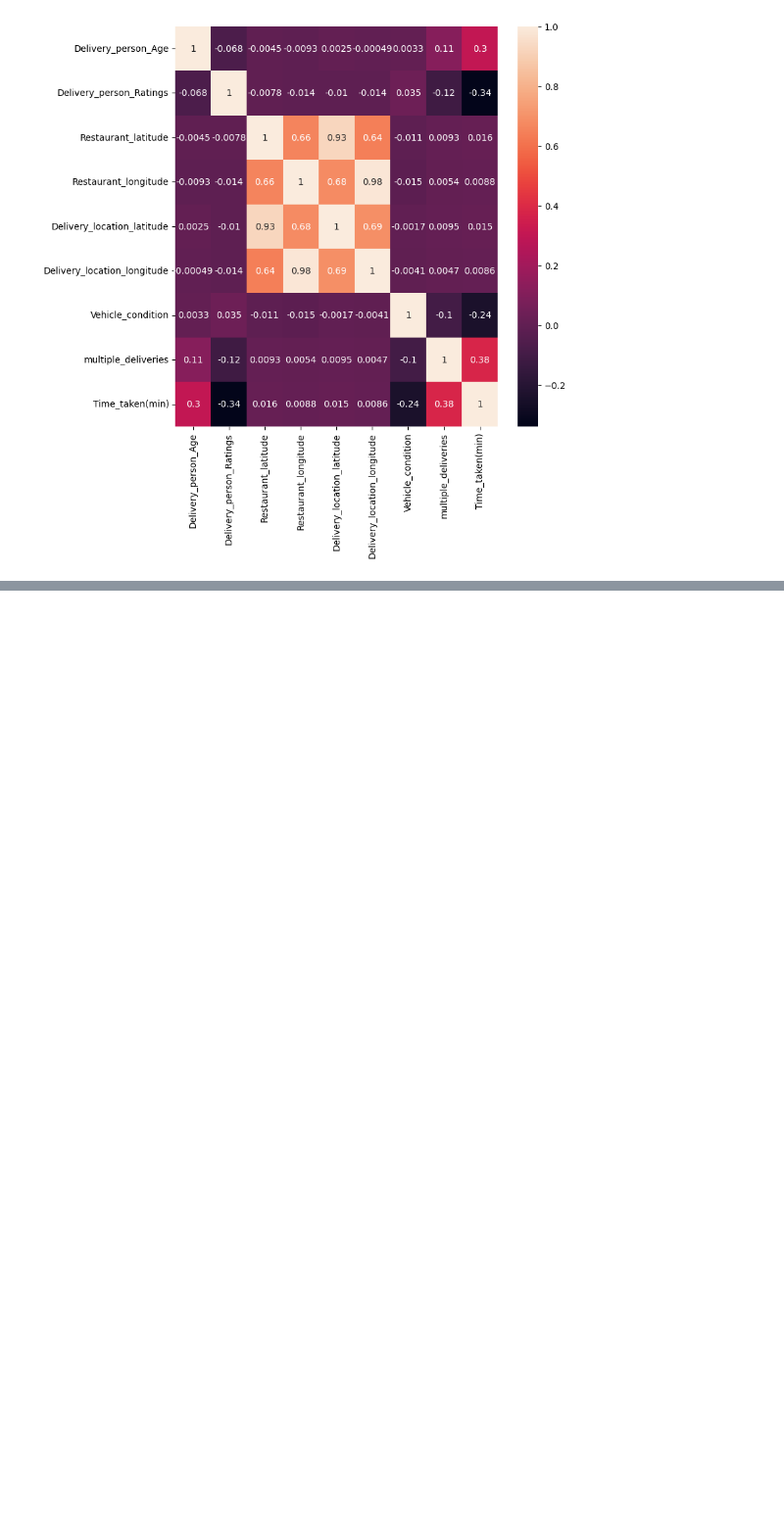
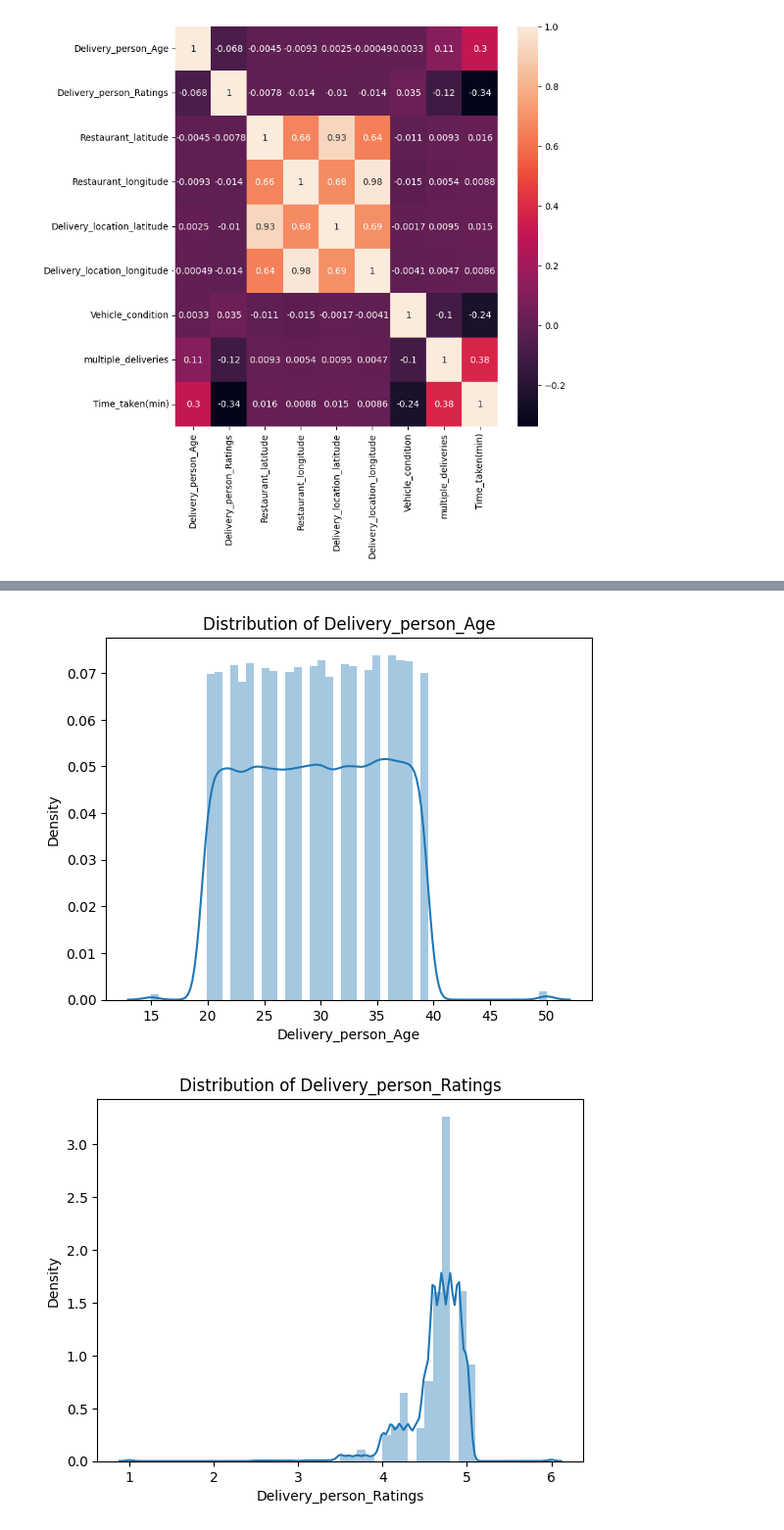
Before and after one commit to Agnik292005/Food-Delivery-Optimization, a Jupyter notebook: modelBuildPorcedure.ipynb, the cells around one changed output, grey strips where cells are left out. Shown: that part at 98% size. Cells and saved outputs as stored; diff of their text form; code cells hidden in the pictures; blank space fills up the shorter version.

```diff
--- a/modelBuildPorcedure.ipynb
+++ b/modelBuildPorcedure.ipynb
@@ -322,0 +352,25 @@ sns.heatmap(numeric_cols.corr(), annot=True)
+# %%
+#Column Transformation
+import math
+#Defining the Haversine formula function
+def haversine(lat1,lon1,lat2,lon2):
+  #Conversion of latitude and longitude from degrees to radians
+  lat1=math.radians(lat1)
+  lon1=math.radians(lon1)
+  lat2=math.radians(lat2)
+  lon2=math.radians(lon2)
+
+  #Radius of the Earth in kilometers
+  radius=6371.0
+
+  #Haversine Formula
+  dlon=lon2-lon1
+  dlat=lat2-lat1
+  a=math.sin(dlat/2)**2+math.cos(lat1)*math.cos(lat2)*math.sin(dlon/2)**2
+  c=2*math.atan2(math.sqrt(a),math.sqrt(1-a))
+  distance=radius*c
+
+  return distance
+
+#Calculation of distance between delivery location and restaurant for each row
+train['Distance_km']=train.apply(lambda row: haversine(row['Restaurant_latitude'],row['Restaurant_longitude'],row['Delivery_location_latitude'],row['Delivery_location_longitude']),axis=1)
@@ -322,0 +386,10 @@ sns.heatmap(numeric_cols.corr(), annot=True)
+# %%
+#Data Transformation
+for column in train.columns:
+  if train[column].dtype!='O':
+    sns.distplot(train[column])
+    plt.title(f'Distribution of {column}')
+    plt.show()
+# %% [output]
+[figure, added]
+[figure, added]
```
Also changed, not shown: parts of 19 cells of this notebook.
